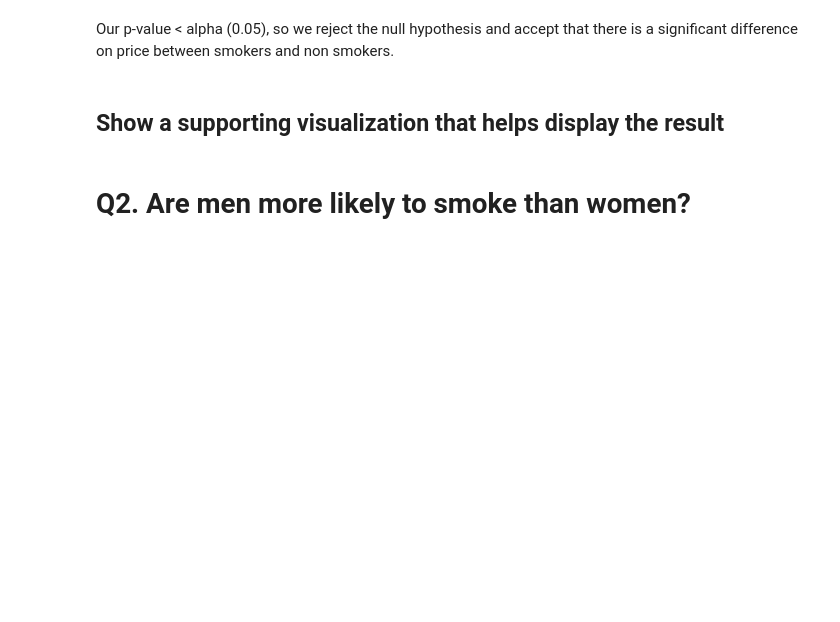
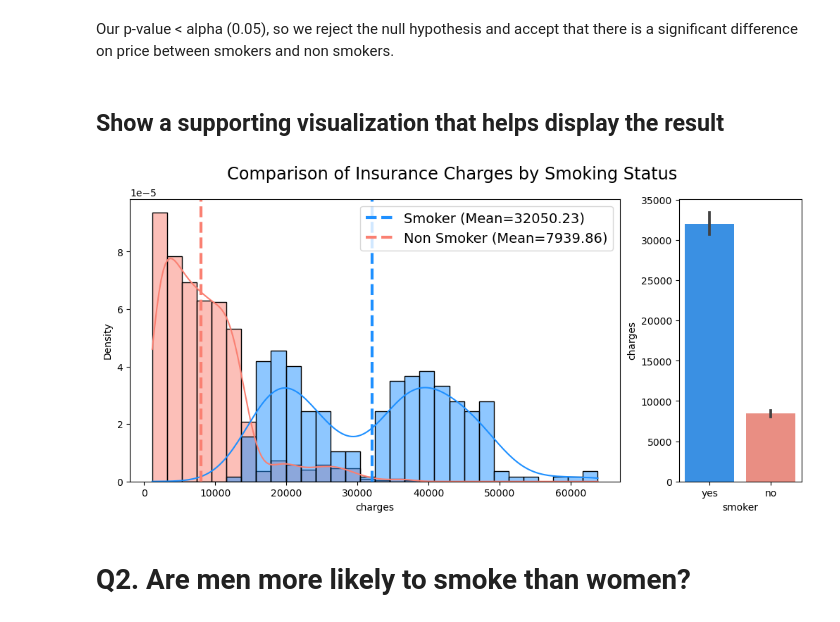
Before and after one commit to hawkeyedatatsai/Data-Enrichment-Hypotheses, a Jupyter notebook: Hypothesis Testing with Insurance Data (Core).ipynb, the cells around one changed output. Drawn from its saved outputs; the diff is of its cells as text; code cells hidden in the pictures; blank space fills up the shorter version.

```diff
--- a/Hypothesis Testing with Insurance Data (Core).ipynb
+++ b/Hypothesis Testing with Insurance Data (Core).ipynb
@@ -107,6 +107,31 @@ Ttest_indResult(statistic=33.732305987092516, pvalue=2.575322662587431e-104)
 Our p-value < alpha (0.05), so we reject the null hypothesis and accept that there is a significant difference on price between smokers and non smokers.
 # %% [markdown]
 ## Show a supporting visualization that helps display the result
+# %%
+smoke_palette={'yes':'dodgerblue', "no":'salmon'}
+## Visualizing Sample means
+fig, (ax,ax_bar) = plt.subplots(figsize= (10,5), ncols=2,
+                                constrained_layout=True,
+                                gridspec_kw={'width_ratios':[0.8,0.2]})
+
+
+# Histogram
+ax = sns.histplot(data=df, x='charges',fill=True,hue='smoker',kde=True,
+                  stat='density',common_norm=False,ax=ax,
+                  palette=smoke_palette)
+
+ax.axvline(np.mean(smoker_charge), ls='--',lw=3,
+           label=f"Smoker (Mean={np.mean(smoker_charge):.2f})",color=smoke_palette['yes'])
+
+ax.axvline(np.mean(non_smoker_charge), ls='--', lw=3,
+           label=f"Non Smoker (Mean={np.mean(non_smoker_charge):.2f})",color=smoke_palette['no'])
+
+ax.legend(prop={"size":14}, loc='upper right')#bbox_to_anchor=[1,1])
+## Barplot
+sns.barplot(data=df, x='smoker',y='charges',ax = ax_bar,palette=smoke_palette)
+fig.suptitle('Comparison of Insurance Charges by Smoking Status',fontsize='xx-large');
+# %% [output]
+[figure, added]
 # %% [markdown]
 # Q2. Are men more likely to smoke than women?
 # %% [markdown]
```
Also changed, not shown: parts of 16 cells of this notebook.
